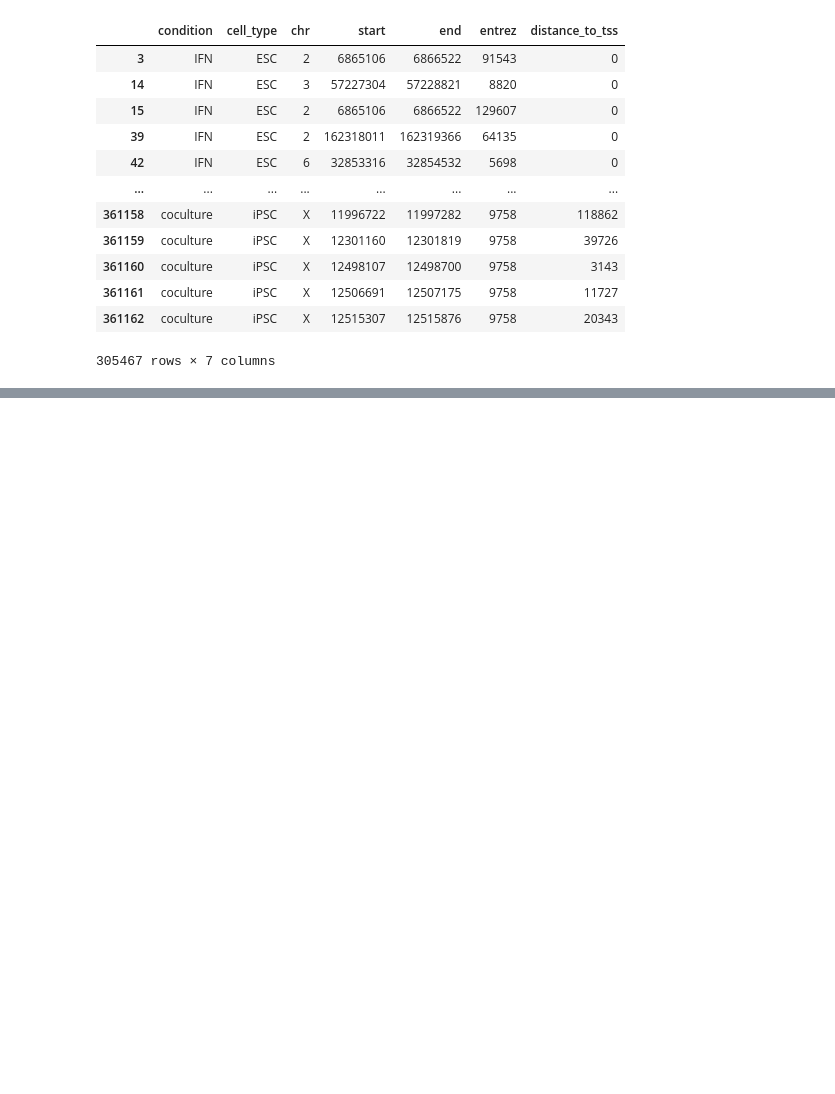
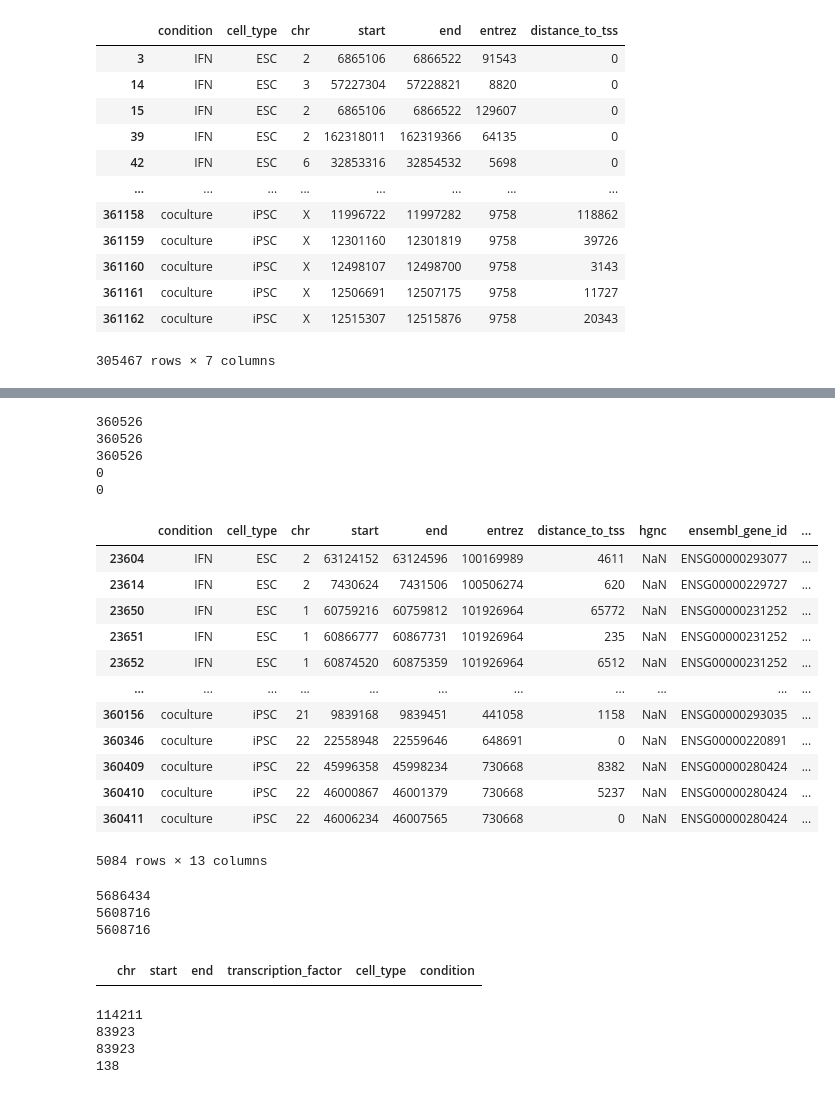
Before and after one commit to Nathan2400912/AD_Database, a Jupyter notebook: data_parsing.ipynb, the cells around one changed output, grey strips where cells are left out. Cells and saved outputs as stored; diff of their text form; code cells hidden in the pictures; blank space fills up the shorter version.

Commit message:
added entities into database

```diff
--- a/data_parsing.ipynb
+++ b/data_parsing.ipynb
@@ -892,0 +940,5 @@ unique_cres_genes.to_csv('/Users/nathan/Desktop/Bioinformatics/Projects/AD_Datab
+# %%
+final_genes = pd.read_csv('/Users/nathan/Desktop/Bioinformatics/Projects/AD_Database/Tables/combined_genes.csv')
+print(len(final_genes))
+#final_genes = final_genes[final_genes['entrez'].isna()]
+final_genes
@@ -892,0 +1015,52 @@ unique_cres_genes.to_csv('/Users/nathan/Desktop/Bioinformatics/Projects/AD_Datab
+# %%
+final_cre_gene = pd.read_csv('/Users/nathan/Desktop/Bioinformatics/Projects/AD_Database/Tables/unique_cres_genes.csv')
+print(len(final_cre_gene))
+final_cre_gene = final_cre_gene[final_cre_gene[['chr','start', 'end']].notna().any(axis=1)]
+print(len(final_cre_gene))
+final_cre_gene = final_cre_gene.drop_duplicates(subset=['condition', 'cell_type','chr', 'start', 'end','entrez'])
+print(len(final_cre_gene))
+cross2 = pd.merge(final_cre_gene, final_cres, on=['condition', 'cell_type','chr', 'start', 'end'], how='inner')
+cross2 = cross2[cross2['cre_log2foldchange'].isna()]
+print(len(cross2))
+cross3 = pd.merge(final_cre_gene, final_genes, on=['entrez'], how='left')
+cross3 = cross3[cross3['strand'].isna()]
+print(len(cross3))
+# %% [output]
+360526
+360526
+360526
+0
+0
+# %%
+cross3
+# %% [output]
+|  | condition | cell_type | chr | start | end | entrez | distance_to_tss | hgnc | ensembl_gene_id | ... |
+| 23604 | IFN | ESC | 2 | 63124152 | 63124596 | 100169989 | 4611 | NaN | ENSG00000293077 | ... |
+| 23614 | IFN | ESC | 2 | 7430624 | 7431506 | 100506274 | 620 | NaN | ENSG00000229727 | ... |
+| 23650 | IFN | ESC | 1 | 60759216 | 60759812 | 101926964 | 65772 | NaN | ENSG00000231252 | ... |
+| 23651 | IFN | ESC | 1 | 60866777 | 60867731 | 101926964 | 235 | NaN | ENSG00000231252 | ... |
+| 23652 | IFN | ESC | 1 | 60874520 | 60875359 | 101926964 | 6512 | NaN | ENSG00000231252 | ... |
+| ... | ... | ... | ... | ... | ... | ... | ... | ... | ... | ... |
+| 360156 | coculture | iPSC | 21 | 9839168 | 9839451 | 441058 | 1158 | NaN | ENSG00000293035 | ... |
+| 360346 | coculture | iPSC | 22 | 22558948 | 22559646 | 648691 | 0 | NaN | ENSG00000220891 | ... |
+| 360409 | coculture | iPSC | 22 | 45996358 | 45998234 | 730668 | 8382 | NaN | ENSG00000280424 | ... |
+| 360410 | coculture | iPSC | 22 | 46000867 | 46001379 | 730668 | 5237 | NaN | ENSG00000280424 | ... |
+| 360411 | coculture | iPSC | 22 | 46006234 | 46007565 | 730668 | 0 | NaN | ENSG00000280424 | ... |
+5084 rows × 13 columns
+# %%
+final_merged_tfs = pd.read_csv('/Users/nathan/Desktop/Bioinformatics/Projects/AD_Database/Tables/merged_cre_tf.csv')
+print(len(final_merged_tfs))
+final_merged_tfs = final_merged_tfs.drop_duplicates(subset=['chr', 'start', 'end', 'transcription_factor', 'cell_type', 'condition'])
+print(len(final_merged_tfs))
+final_merged_tfs = final_merged_tfs[final_merged_tfs[['chr','start', 'end','transcription_factor', 'cell_type', 'condition']].notna().any(axis=1)]
+print(len(final_merged_tfs))
+# %% [output]
+5686434
+5608716
+5608716
+# %%
+cross4 = pd.merge(final_merged_tfs, final_merged, on=['chr', 'start', 'end'], how='left')
+cross4 = cross4[cross4['chr'].isna()]
+cross4
+# %% [output]
+|  | chr | start | end | transcription_factor | cell_type | condition |
@@ -892,0 +1069,17 @@ unique_cres_genes.to_csv('/Users/nathan/Desktop/Bioinformatics/Projects/AD_Datab
+# %%
+final_pathways = pd.read_csv('/Users/nathan/Desktop/Bioinformatics/Projects/AD_Database/Tables/pathways.csv')
+final_gene_pathways = pd.read_csv('/Users/nathan/Desktop/Bioinformatics/Projects/AD_Database/Tables/combined_gene_pathways.csv')
+print(len(final_gene_pathways))
+final_gene_pathways = final_gene_pathways.drop_duplicates(subset=['entrez', 'pathway'])
+print(len(final_gene_pathways))
+final_gene_pathways = final_gene_pathways[final_gene_pathways[['entrez','pathway']].notna().any(axis=1)]
+print(len(final_gene_pathways))
+cross5 = pd.merge(final_gene_pathways, final_genes, on=['entrez'], how='left')
+cols = ['hgnc', 'ensembl_gene_id', 'chromosome', 'start_position', 'end_position', 'strand']
+cross5 = cross5[cross5[cols].isna().all(axis=1)]
+print(len(cross5))
+# %% [output]
+114211
+83923
+83923
+138
```
Also changed, not shown: parts of 14 cells of this notebook, 2 other files.
